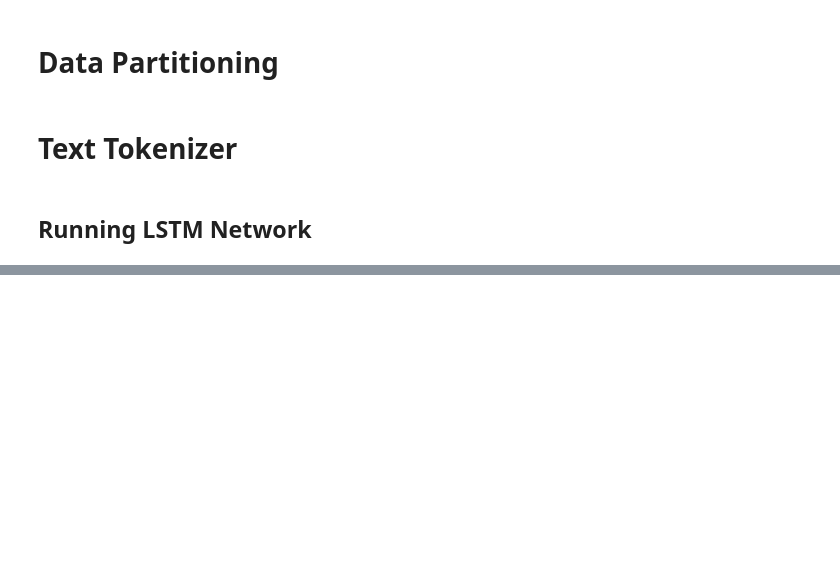
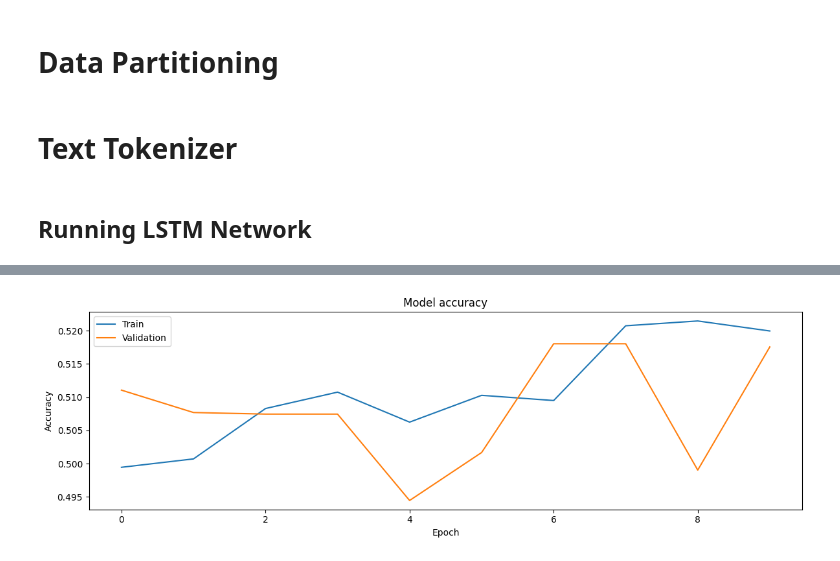
Before and after one commit to mmahmoudighaznavi/ADS504-Fake-News-Detection-MachineLearning-DeepLearning, a Jupyter notebook: Fake_news_prediction.ipynb, the cells around one changed output, grey strips where cells are left out. Saved outputs shown, nothing was run; the diff lists cells and outputs as text; code cells hidden in the pictures; blank space fills up the shorter version.

```diff
--- a/Fake_news_prediction.ipynb
+++ b/Fake_news_prediction.ipynb
@@ -272,0 +329,15 @@ Test loss: 0.20269185304641724 / Test accuracy: 0.9528846144676208
+# %%
+from tensorflow.keras.layers import Embedding, SimpleRNN, Dense
+
+rnnmodel = Sequential()
+
+rnnmodel.add(Embedding(input_dim=20000, output_dim=128, input_length=max_length))
+
+# SimpleRNN layer
+rnnmodel.add(SimpleRNN(128))
+
+rnnmodel.add(Dense(1, activation='sigmoid'))
+
+rnnmodel.compile(optimizer='adam', loss='binary_crossentropy', metrics=['accuracy'])
+
+rnnmodel.summary()
@@ -272,0 +360,2 @@ Test loss: 0.20269185304641724 / Test accuracy: 0.9528846144676208
+# %%
+history_rnn = rnnmodel.fit(train_padded, train_y, epochs=10, validation_data=(test_padded, test_y))
@@ -272,0 +383,14 @@ Test loss: 0.20269185304641724 / Test accuracy: 0.9528846144676208
+# %%
+plt.figure(figsize=(12, 4))
+
+plt.plot(history_rnn.history['accuracy'])
+plt.plot(history_rnn.history['val_accuracy'])
+plt.title('Model accuracy')
+plt.ylabel('Accuracy')
+plt.xlabel('Epoch')
+plt.legend(['Train', 'Validation'], loc='upper left')
+
+plt.tight_layout()
+plt.show()
+# %% [output]
+[figure, added]
```
Also changed, not shown: parts of 19 cells of this notebook.
